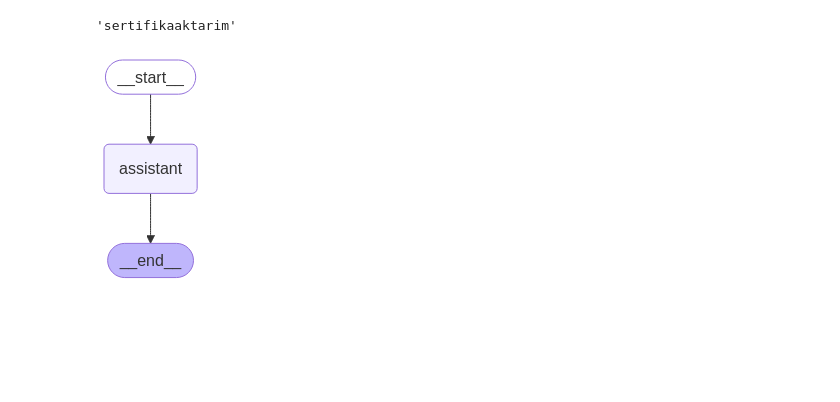
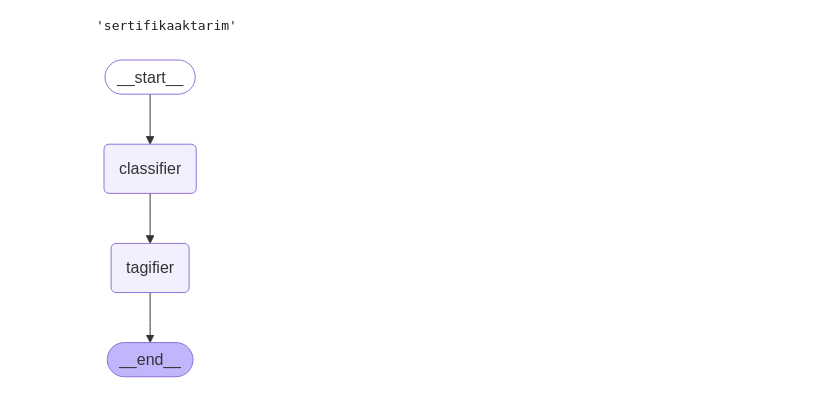
Before and after one commit to mervesarac/gureli_asistan, a Jupyter notebook: agent.ipynb, the cells around one changed output. Cells and saved outputs as stored; diff of their text form; code cells hidden in the pictures; blank space fills up the shorter version.

```diff
--- a/agent.ipynb
+++ b/agent.ipynb
@@ -116,24 +79,0 @@ def type_assistant(state: State):
-# %%
-from langgraph.graph import START, END, StateGraph
-from langgraph.prebuilt import tools_condition
-from langgraph.prebuilt import ToolNode
-from IPython.display import Image, display
-
-# Graph
-builder = StateGraph(MessagesState)
-
-# Define nodes: these do the work
-builder.add_node("classifier", class_assistant)
-builder.add_node("tagifier", type_assistant)
-
-
-# Define edges: these determine how the control flow moves
-builder.add_edge(START, "classifier")
-builder.add_edge("classifier", "tagifier")
-builder.add_edge("tagifier", END)
-graph = builder.compile()
-
-# Show
-display(Image(graph.get_graph(xray=True).draw_mermaid_png()))
-# %% [output]
-[figure, old version]
@@ -157 +129,45 @@ def find_class(class_dict):
+# %%
+
+
+# System message
+classify_sys_msg = SystemMessage(content=f"classify digital signature services customer complain as one of the following complain_class_list : {complain_class_list}. Return only a json object with key 'class', values should be one of the complain_class_list, and strictly nothing else.")
+type_sys_msg = SystemMessage(content=f"classify digital signature services customer messages as one of the following type in : {type_list}.\
+                              Return only a json object with key 'type', values should be one of the types in list, and strictly nothing else.")
+
+# Node
+def class_assistant(state: State):
+   response_message = llm.invoke([classify_sys_msg] + state["messages"]).content
+   class_dict = parse_response(response_message)
+   class_found = find_class(class_dict)
+   return {"llm_class": class_found}
+
+def type_assistant(state: State):
+   response_message = llm.invoke([type_sys_msg] + state["messages"]).content
+   type_dict = parse_response(response_message)
+   type_found = find_type(type_dict)
+   return {"llm_type": type_found}
+# %%
+from langgraph.graph import START, END, StateGraph
+from langgraph.prebuilt import tools_condition
+from langgraph.prebuilt import ToolNode
+from IPython.display import Image, display
+
+# Graph
+builder = StateGraph(State)
+
+# Define nodes: these do the work
+builder.add_node("classifier", class_assistant)
+builder.add_node("tagifier", type_assistant)
+
+
+# Define edges: these determine how the control flow moves
+builder.add_edge(START, "classifier")
+builder.add_edge("classifier", "tagifier")
+builder.add_edge("tagifier", END)
+graph = builder.compile()
+
+# Show
+display(Image(graph.get_graph(xray=True).draw_mermaid_png()))
+# %% [output]
+[figure, new version]
 # %%
```
Also changed, not shown: parts of 7 cells of this notebook, 10 other files.
